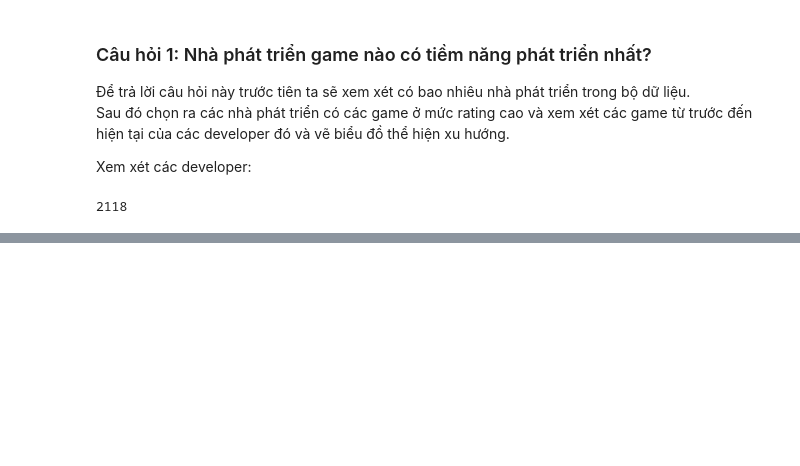
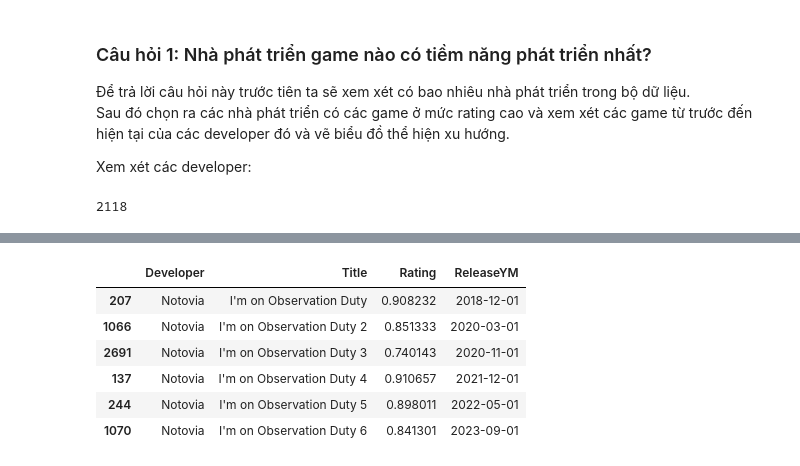
Before and after one commit to cheesepp/steam_game_ratings, a Jupyter notebook: EDA.ipynb, the cells around one changed output, grey strips where cells are left out. Drawn from its saved outputs; the diff is of its cells as text; code cells hidden in the pictures; blank space fills up the shorter version.

```diff
--- a/EDA.ipynb
+++ b/EDA.ipynb
@@ -67,7 +71,15 @@ top10_dev_df
 # %%
 tmp = top10_dev_df.groupby('Developer')
 chillas_art_df = tmp.get_group('Chilla\'s Art').sort_values(by=['ReleaseYM'])
 chillas_art_df
-chinese_df = tmp.get_group('上海アリス幻樂団').sort_values(by=['ReleaseYM'])
+noto_df = tmp.get_group('Notovia').sort_values(by=['ReleaseYM'])
+# %% [output]
+|  | Developer | Title | Rating | ReleaseYM |
+| 207 | Notovia | I'm on Observation Duty | 0.908232 | 2018-12-01 |
+| 1066 | Notovia | I'm on Observation Duty 2 | 0.851333 | 2020-03-01 |
+| 2691 | Notovia | I'm on Observation Duty 3 | 0.740143 | 2020-11-01 |
+| 137 | Notovia | I'm on Observation Duty 4 | 0.910657 | 2021-12-01 |
+| 244 | Notovia | I'm on Observation Duty 5 | 0.898011 | 2022-05-01 |
+| 1070 | Notovia | I'm on Observation Duty 6 | 0.841301 | 2023-09-01 |
 # %%
 chillas_art_df['ReleaseYM'] = chillas_art_df['ReleaseYM'].dt.strftime('%Y-%m').values
```
Also changed, not shown: parts of 6 cells of this notebook.
